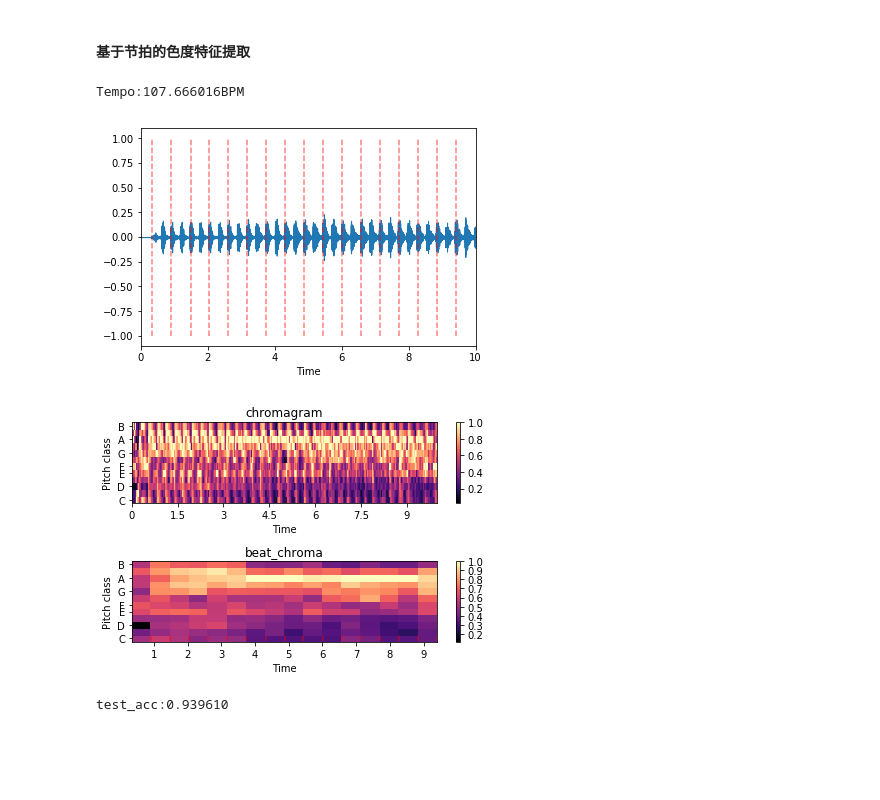
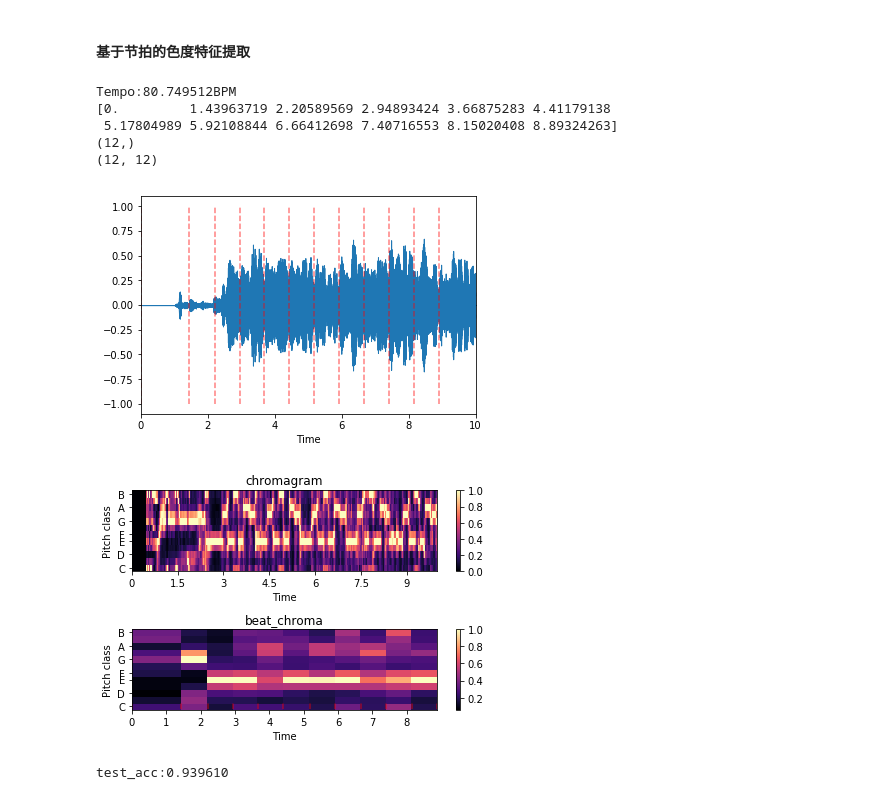
Before and after one commit to rumourcy/MIR, a Jupyter notebook: chord-recognition/sample_svm_chord.ipynb, the cells around one changed output. Saved outputs shown, nothing was run; the diff lists cells and outputs as text; code cells hidden in the pictures; blank space fills up the shorter version.

```diff
--- a/chord-recognition/single_chord.ipynb
+++ b/chord-recognition/sample_svm_chord.ipynb
@@ -142,40 +142,48 @@ import librosa
 import librosa.display
 import matplotlib.pyplot as plt
 
-y, sr = librosa.load('../data/music/Queen/Queen - Flash.mp3', duration=10)
+y, sr = librosa.load('../data/music/The_Beatles/01_-_Please_Please_Me/01_-_I_Saw_Her_Standing_There.flac', duration=10)
 
 hop_length = 512
 
 y_harmonic, y_percussive = librosa.effects.hpss(y)
 
 tempo, beat_frames = librosa.beat.beat_track(y=y_percussive, sr=sr)
 print('Tempo:%fBPM'%(tempo))
 beat_times = librosa.frames_to_time(beat_frames, sr=sr)
+beat_times = np.insert(beat_times, 0, 0)
+print(beat_times)
+print(beat_times.shape)
 librosa.display.waveplot(y_harmonic, sr=sr)
 plt.vlines(beat_times, -1, 1, color='r', alpha=0.5, linestyle='--', label='Beats')
 
 chromagram = librosa.feature.chroma_cqt(y=y_harmonic, sr=sr)
 plt.figure()
 plt.subplot(2,1,1)
 librosa.display.specshow(chromagram, y_axis='chroma', x_axis='time')
 plt.title('chromagram')
 plt.colorbar()
 plt.tight_layout()
 
 beat_chroma = librosa.util.sync(chromagram, beat_frames, aggregate=np.median)
+print(beat_chroma.shape)
 
 plt.subplot(2,1,2)
 librosa.display.specshow(beat_chroma[:, :-1], y_axis='chroma', x_axis='time',
                          x_coords=beat_times)
 plt.vlines(beat_times, -1, 1, color='r', alpha=0.5, linestyle='--', label='Beats')
 plt.title('beat_chroma')
 plt.colorbar()
 plt.tight_layout()
 plt.show()
 # %% [output]
-Tempo:107.666016BPM
+Tempo:80.749512BPM
+[0.         1.43963719 2.20589569 2.94893424 3.66875283 4.41179138
+ 5.17804989 5.92108844 6.66412698 7.40716553 8.15020408 8.89324263]
+(12,)
+(12, 12)
-[figure, old version]
+[figure, new version]
-[figure, old version]
+[figure, new version]
 # %%
 def load_data(data_path):
     data = pd.read_csv(data_path, header=None).values
```
Also changed, not shown: 6 other files.
